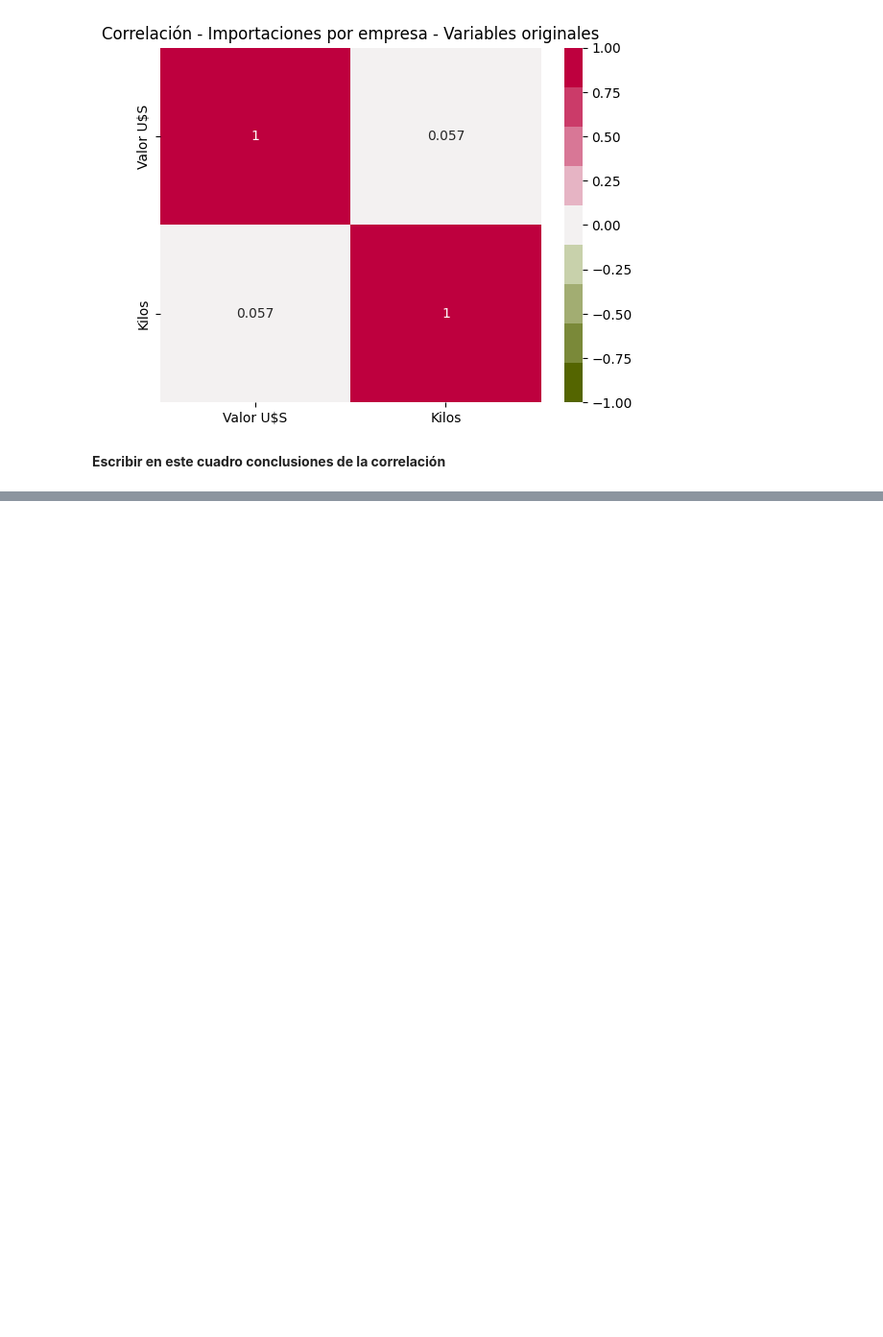
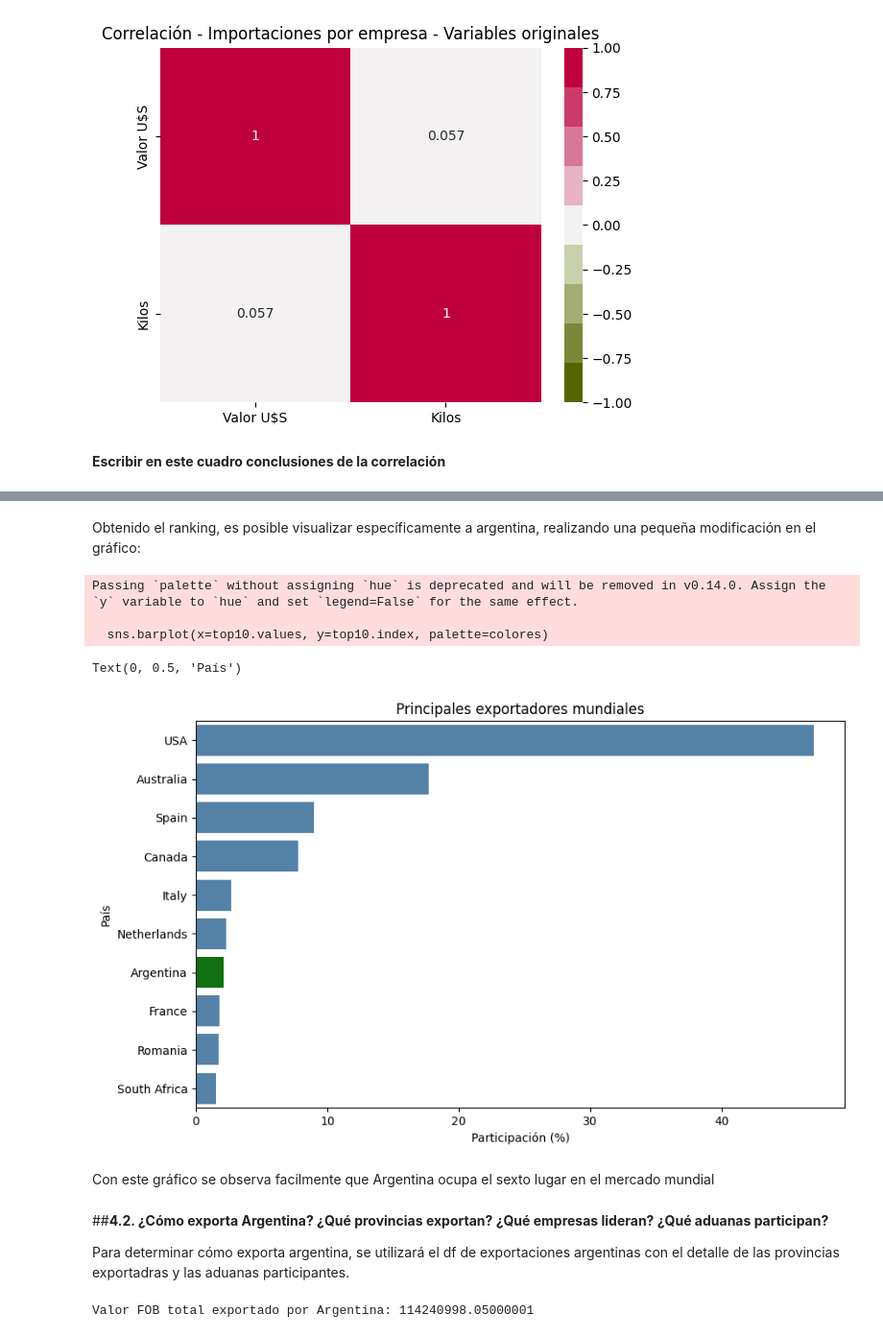
Before and after one commit to Renata-Bilotti/Hackatho-Grupo-4, a Jupyter notebook: Hacathon_Grupo_4_Mercado_de_Alfalfa.ipynb, the cells around one changed output, grey strips where cells are left out. Shown at 96% size. Saved outputs shown, nothing was run; the diff lists cells and outputs as text; code cells hidden in the pictures; blank space fills up the shorter version.

```diff
--- a/Hacathon_Grupo_4_Mercado_de_Alfalfa.ipynb
+++ b/Hacathon_Grupo_4_Mercado_de_Alfalfa.ipynb
@@ -766,0 +869,30 @@ El objetivo de este Análisis Exploratorio del Mercado es identificar en qué pu
+# %% [markdown]
+Obtenido el ranking, es posible visualizar específicamente a argentina, realizando una pequeña modificación en el gráfico:
+# %%
+top10 = participacion_expo_mundo.head(10)
+colores = ['green' if pais == 'Argentina' else 'steelblue' for pais in top10.index]
+
+plt.figure(figsize=(10,6))
+sns.barplot(x=top10.values, y=top10.index, palette=colores)
+plt.title('Principales exportadores mundiales')
+plt.xlabel('Participación (%)')
+plt.ylabel('País')
+# %% [output]
+Passing `palette` without assigning `hue` is deprecated and will be removed in v0.14.0. Assign the `y` variable to `hue` and set `legend=False` for the same effect.
+
+  sns.barplot(x=top10.values, y=top10.index, palette=colores)
+Text(0, 0.5, 'País')
+[figure, added]
+# %% [markdown]
+Con este gráfico se observa facilmente que Argentina ocupa el sexto lugar en el mercado mundial
+# %% [markdown]
+##**4.2. ¿Cómo exporta Argentina? ¿Qué provincias exportan? ¿Qué empresas lideran? ¿Qué aduanas participan?**
+
+Para determinar cómo exporta argentina, se utilizará el df de exportaciones argentinas con el detalle de las provincias exportadras y las aduanas participantes.
+# %%
+#Valor FOB total exportado por argentina:
+
+FOB_total_argentina = df_expo_arg['U$S FOB'].sum()
+print('Valor FOB total exportado por Argentina:', FOB_total_argentina)
+# %% [output]
+Valor FOB total exportado por Argentina: 114240998.05000001
```
Also changed, not shown: parts of 27 cells of this notebook.
